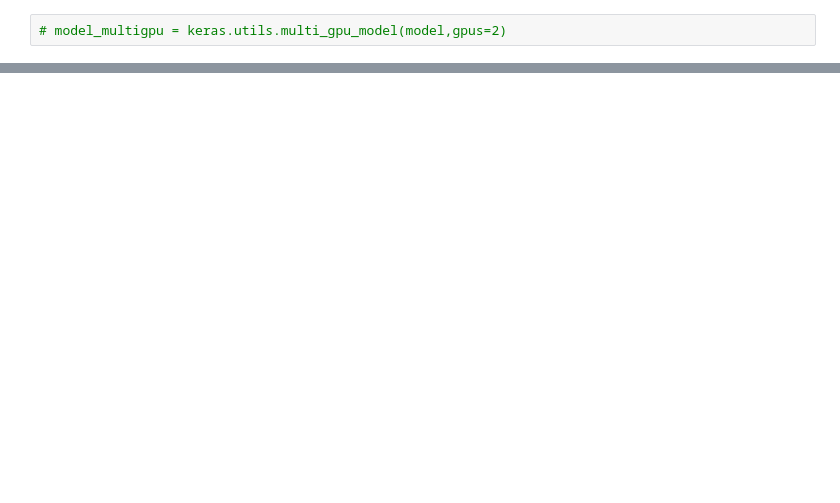
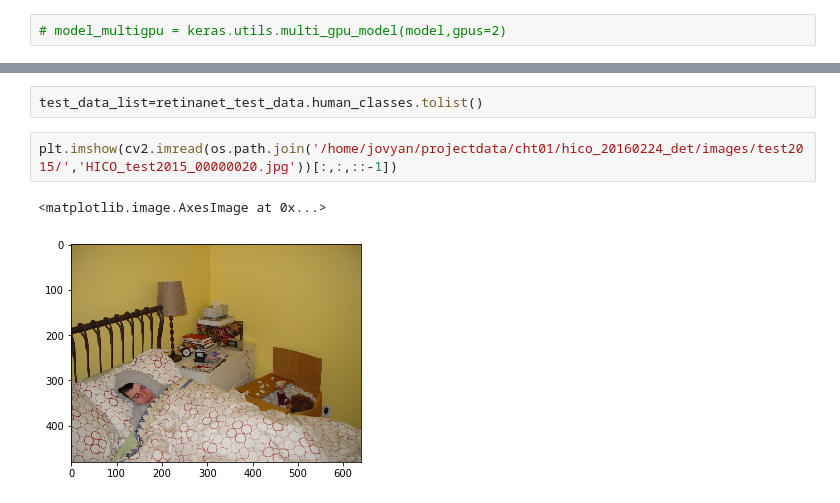
Before and after one commit to harryhowiefish/hoi_challenge, a Jupyter notebook: two_step/testing_set_mAP_eval.ipynb, the cells around one changed output, grey strips where cells are left out. Saved outputs shown, nothing was run; the diff lists cells and outputs as text; blank space fills up the shorter version.

```diff
--- a/two_step/testing_set_mAP_eval.ipynb
+++ b/two_step/testing_set_mAP_eval.ipynb
@@ -93,3 +123,10 @@ def data_gen(retinanet_test_data,test_data,id_):
+# %%
+test_data_list=retinanet_test_data.human_classes.tolist()
+# %%
+plt.imshow(cv2.imread(os.path.join('/home/jovyan/projectdata/cht01/hico_20160224_det/images/test2015/','HICO_test2015_00000020.jpg'))[:,:,::-1])
+# %% [output]
+<matplotlib.image.AxesImage at 0x...>
+[figure, added]
 # %%
 pred_all = []
 for i in tqdm(range(test_data.shape[0])):
```
Also changed, not shown: parts of 18 cells of this notebook, 2 other files.
